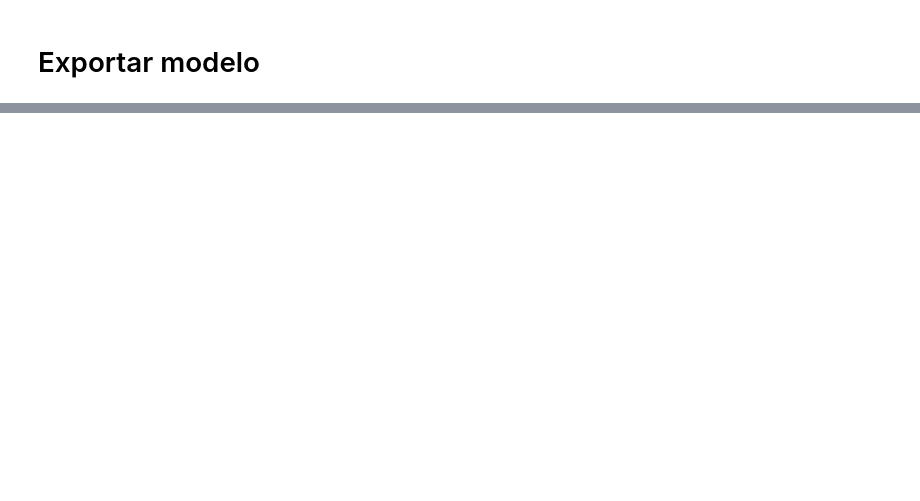
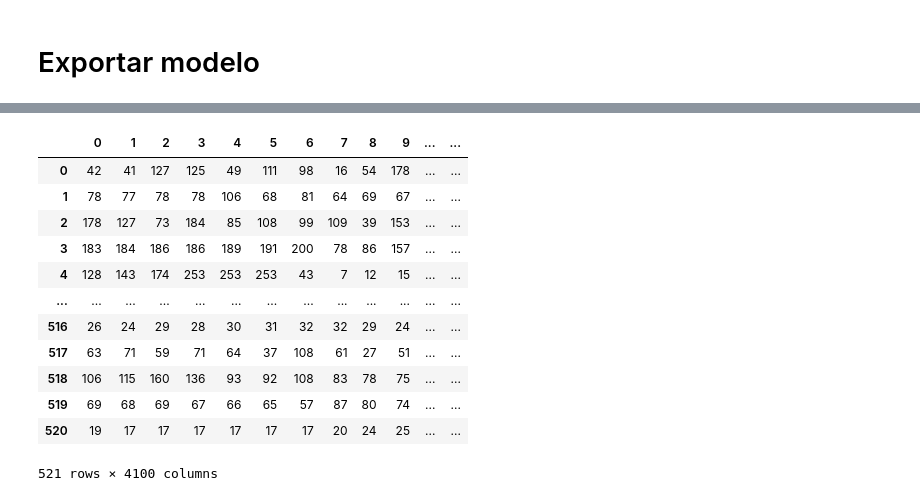
Before and after one commit to camillamelo/dogs_breed, a Jupyter notebook: Code/Model/modeling.ipynb, the cells around one changed output, grey strips where cells are left out. Cells and saved outputs as stored; diff of their text form; code cells hidden in the pictures; blank space fills up the shorter version.

```diff
--- a/Code/Model/modeling.ipynb
+++ b/Code/Model/modeling.ipynb
@@ -111,0 +214,16 @@ with open(model_file, 'wb') as fid:
+# %%
+data
+# %% [output]
+|  | 0 | 1 | 2 | 3 | 4 | 5 | 6 | 7 | 8 | 9 | ... | ... |
+| 0 | 42 | 41 | 127 | 125 | 49 | 111 | 98 | 16 | 54 | 178 | ... | ... |
+| 1 | 78 | 77 | 78 | 78 | 106 | 68 | 81 | 64 | 69 | 67 | ... | ... |
+| 2 | 178 | 127 | 73 | 184 | 85 | 108 | 99 | 109 | 39 | 153 | ... | ... |
+| 3 | 183 | 184 | 186 | 186 | 189 | 191 | 200 | 78 | 86 | 157 | ... | ... |
+| 4 | 128 | 143 | 174 | 253 | 253 | 253 | 43 | 7 | 12 | 15 | ... | ... |
+| ... | ... | ... | ... | ... | ... | ... | ... | ... | ... | ... | ... | ... |
+| 516 | 26 | 24 | 29 | 28 | 30 | 31 | 32 | 32 | 29 | 24 | ... | ... |
+| 517 | 63 | 71 | 59 | 71 | 64 | 37 | 108 | 61 | 27 | 51 | ... | ... |
+| 518 | 106 | 115 | 160 | 136 | 93 | 92 | 108 | 83 | 78 | 75 | ... | ... |
+| 519 | 69 | 68 | 69 | 67 | 66 | 65 | 57 | 87 | 80 | 74 | ... | ... |
+| 520 | 19 | 17 | 17 | 17 | 17 | 17 | 17 | 20 | 24 | 25 | ... | ... |
+521 rows × 4100 columns
```
Also changed, not shown: parts of 19 cells of this notebook, 26 other files.
